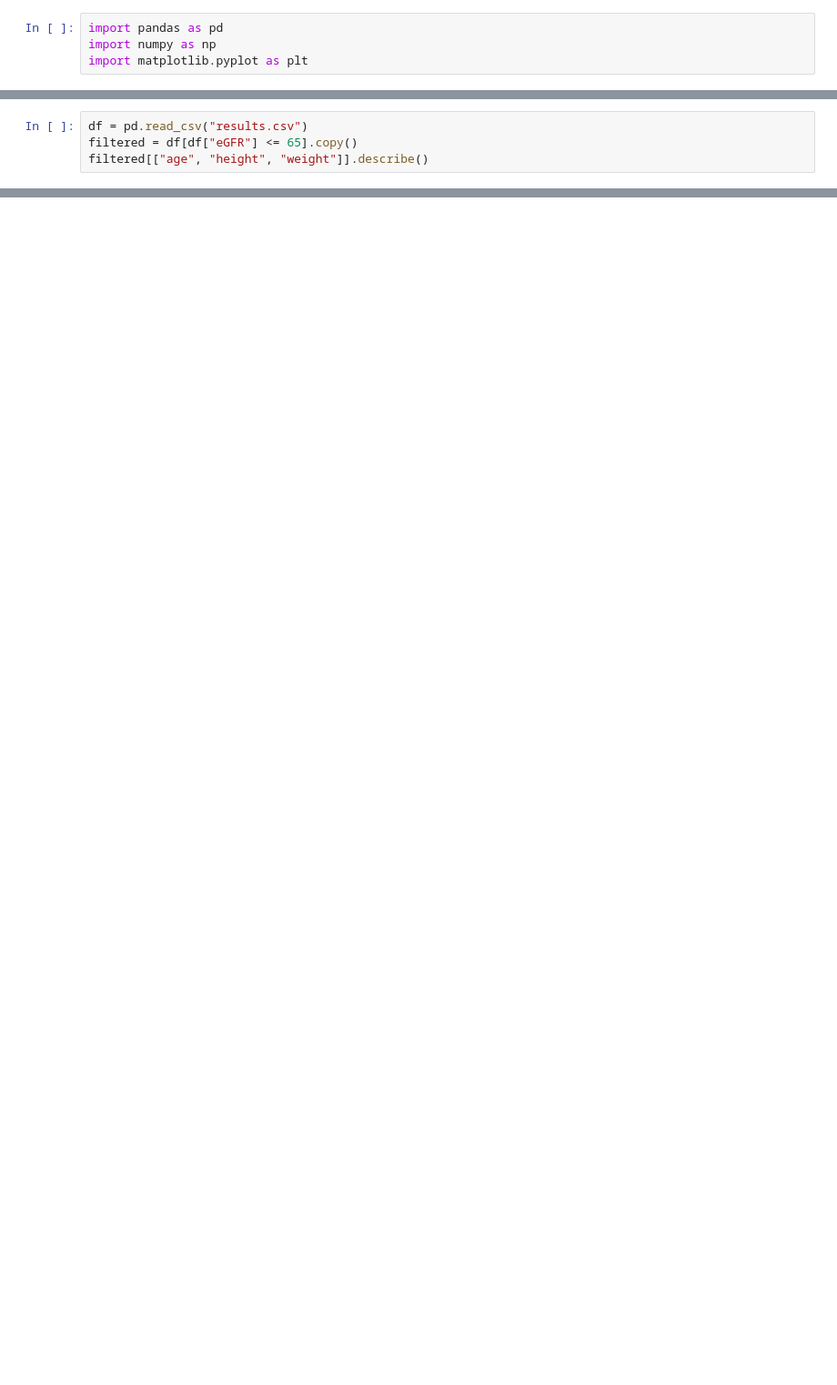
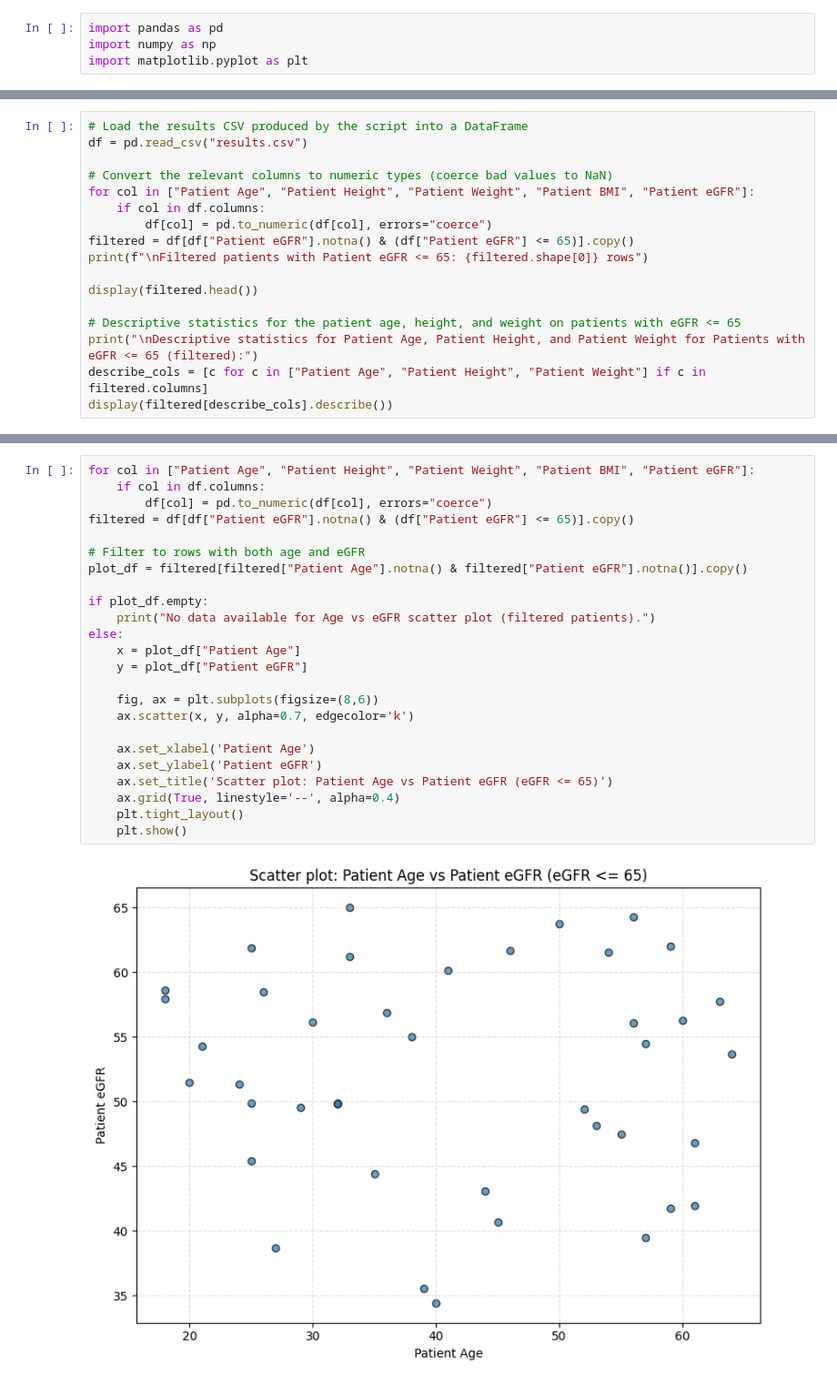
Before and after one commit to sarahtshelton/CHIP335_Assignment6, a Jupyter notebook: main.ipynb, the cells around one changed output, grey strips where cells are left out. Shown at 91% size. Saved outputs shown, nothing was run; the diff lists cells and outputs as text; blank space fills up the shorter version.

```diff
--- a/main.ipynb
+++ b/main.ipynb
@@ -7,4 +16,17 @@ import matplotlib.pyplot as plt
 # %%
+# Load the results CSV produced by the script into a DataFrame
 df = pd.read_csv("results.csv")
-filtered = df[df["eGFR"] <= 65].copy()
-filtered[["age", "height", "weight"]].describe()
+
+# Convert the relevant columns to numeric types (coerce bad values to NaN)
+for col in ["Patient Age", "Patient Height", "Patient Weight", "Patient BMI", "Patient eGFR"]:
+    if col in df.columns:
+        df[col] = pd.to_numeric(df[col], errors="coerce")
+filtered = df[df["Patient eGFR"].notna() & (df["Patient eGFR"] <= 65)].copy()
+print(f"\nFiltered patients with Patient eGFR <= 65: {filtered.shape[0]} rows")
+
+display(filtered.head())
+
+# Descriptive statistics for the patient age, height, and weight on patients with eGFR <= 65
+print("\nDescriptive statistics for Patient Age, Patient Height, and Patient Weight for Patients with eGFR <= 65 (filtered):")
+describe_cols = [c for c in ["Patient Age", "Patient Height", "Patient Weight"] if c in filtered.columns]
+display(filtered[describe_cols].describe())
@@ -40,0 +99,26 @@ display(stats.style.format({
+# %%
+for col in ["Patient Age", "Patient Height", "Patient Weight", "Patient BMI", "Patient eGFR"]:
+    if col in df.columns:
+        df[col] = pd.to_numeric(df[col], errors="coerce")
+filtered = df[df["Patient eGFR"].notna() & (df["Patient eGFR"] <= 65)].copy()
+
+# Filter to rows with both age and eGFR
+plot_df = filtered[filtered["Patient Age"].notna() & filtered["Patient eGFR"].notna()].copy()
+
+if plot_df.empty:
+    print("No data available for Age vs eGFR scatter plot (filtered patients).")
+else:
+    x = plot_df["Patient Age"]
+    y = plot_df["Patient eGFR"]
+
+    fig, ax = plt.subplots(figsize=(8,6))
+    ax.scatter(x, y, alpha=0.7, edgecolor='k')
+
+    ax.set_xlabel('Patient Age')
+    ax.set_ylabel('Patient eGFR')
+    ax.set_title('Scatter plot: Patient Age vs Patient eGFR (eGFR <= 65)')
+    ax.grid(True, linestyle='--', alpha=0.4)
+    plt.tight_layout()
+    plt.show()
+# %% [output]
+[figure, added]
```
Also changed, not shown: parts of 9 cells of this notebook, 1 other file.
